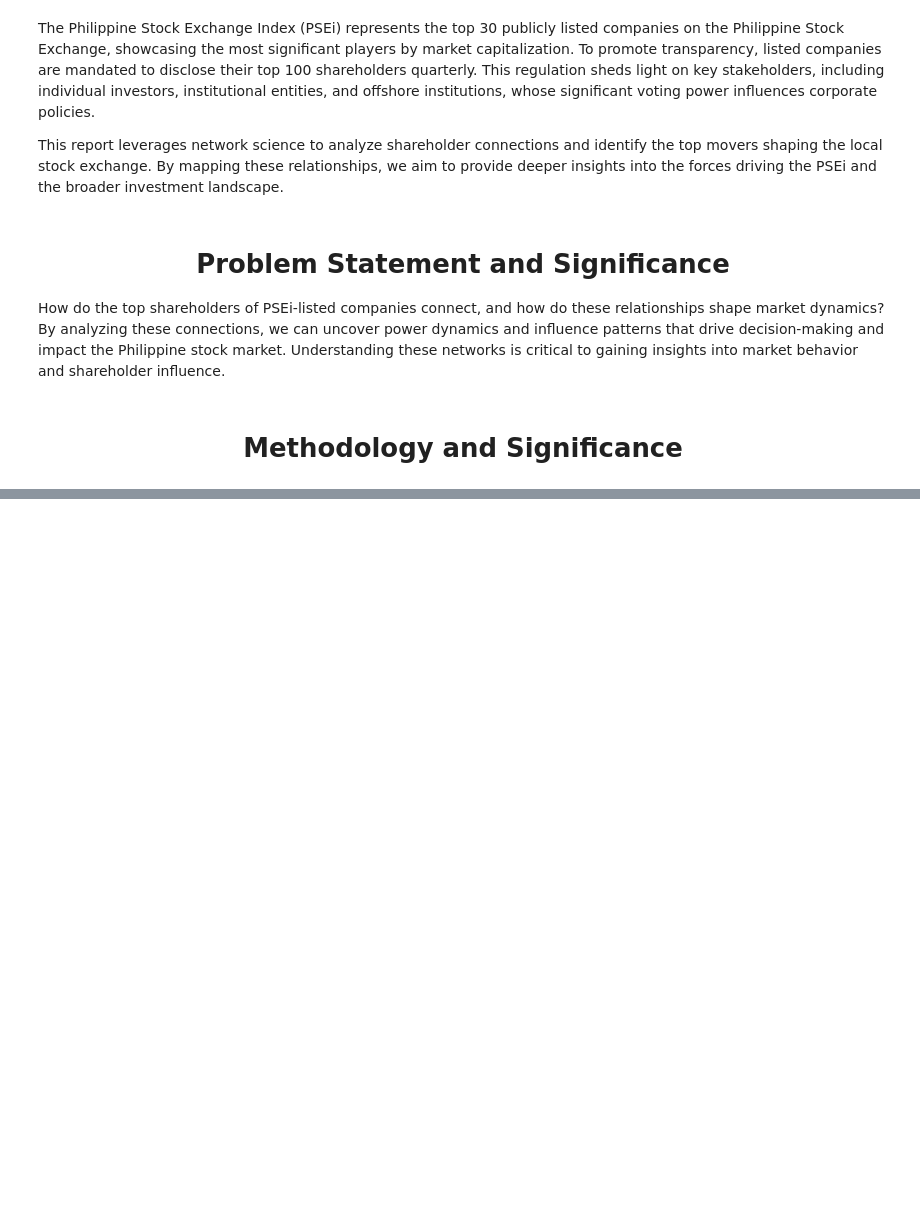
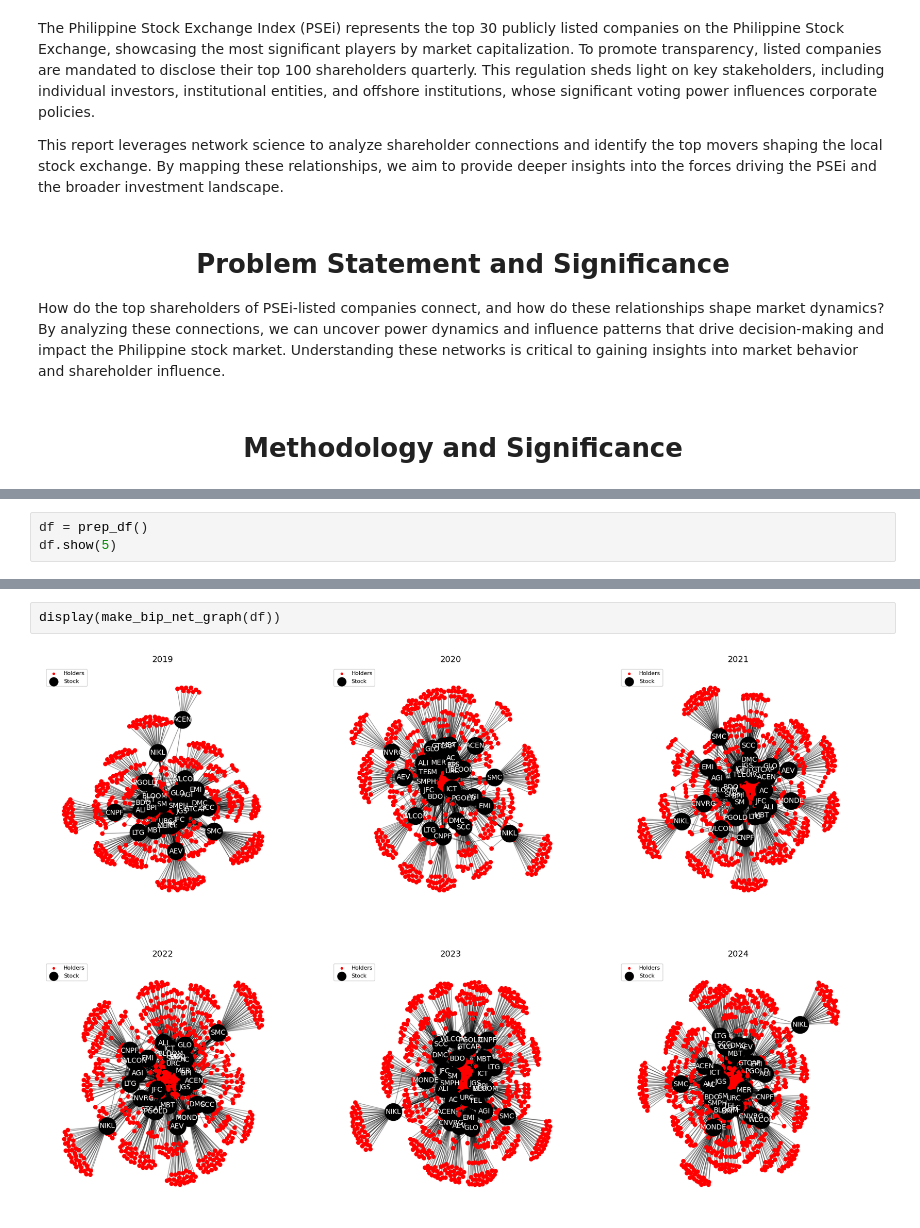
Before and after one commit to vsitucal-personal/ns_tech_report, a Jupyter notebook: Tech_Report.ipynb, the cells around one changed output, grey strips where cells are left out. Saved outputs shown, nothing was run; the diff lists cells and outputs as text; blank space fills up the shorter version.

```diff
--- a/Tech_Report.ipynb
+++ b/Tech_Report.ipynb
@@ -16,0 +33,3 @@ How do the top shareholders of PSEi-listed companies connect, and how do these r
+# %%
+df = prep_df()
+df.show(5)
@@ -16,0 +47,4 @@ How do the top shareholders of PSEi-listed companies connect, and how do these r
+# %%
+display(make_bip_net_graph(df))
+# %% [output]
+[figure, added]
```
Also changed, not shown: parts of 6 cells of this notebook, 3 other files.
